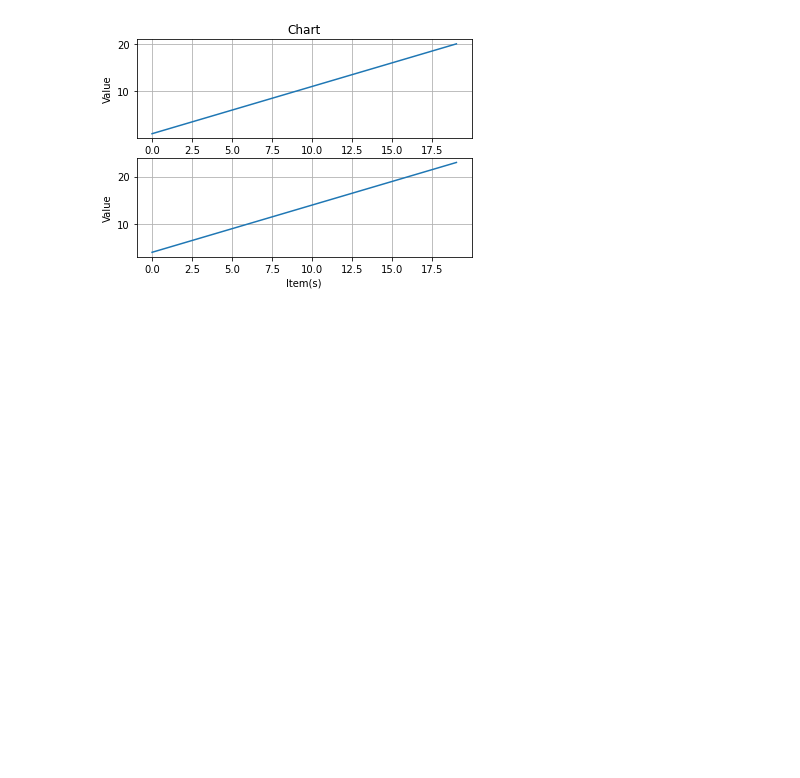
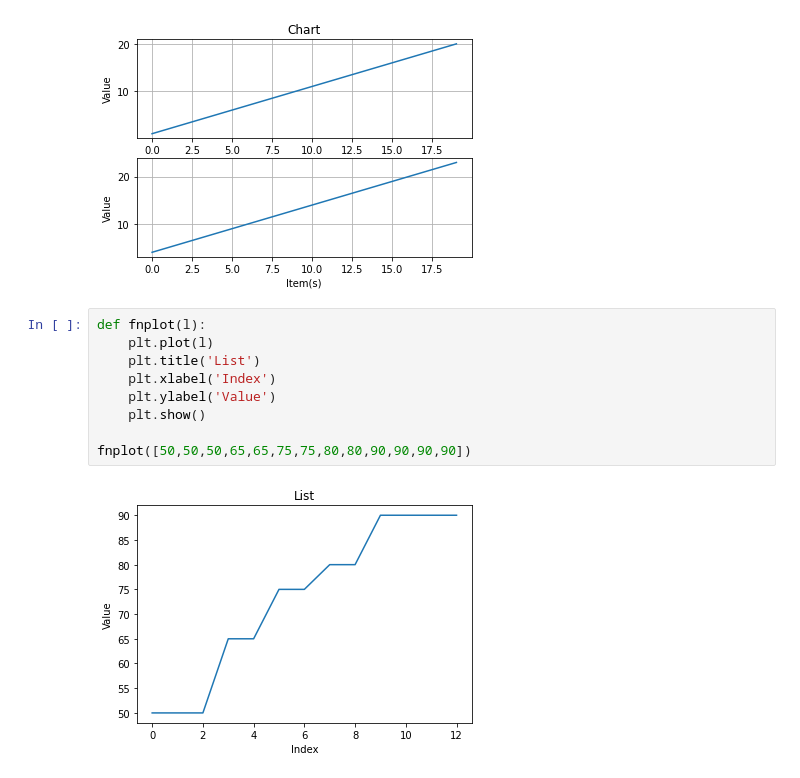
Before and after one commit to TR0UBLESH00TER/Programs-and-Projects, a Jupyter notebook: Numpy & Matplotlib/graphs.ipynb, the cells around one changed output. Saved outputs shown, nothing was run; the diff lists cells and outputs as text; blank space fills up the shorter version.

```diff
--- a/Numpy & Matplotlib/graphs.ipynb
+++ b/Numpy & Matplotlib/graphs.ipynb
@@ -51,3 +52,14 @@ plt.grid(True)
 plt.show()
 # %% [output]
 [figure]
+# %%
+def fnplot(l):
+    plt.plot(l)
+    plt.title('List')
+    plt.xlabel('Index')
+    plt.ylabel('Value')
+    plt.show()
+
+fnplot([50,50,50,65,65,75,75,80,80,90,90,90,90])
+# %% [output]
+[figure, added]
```
Also changed, not shown: parts of 13 cells of this notebook.
